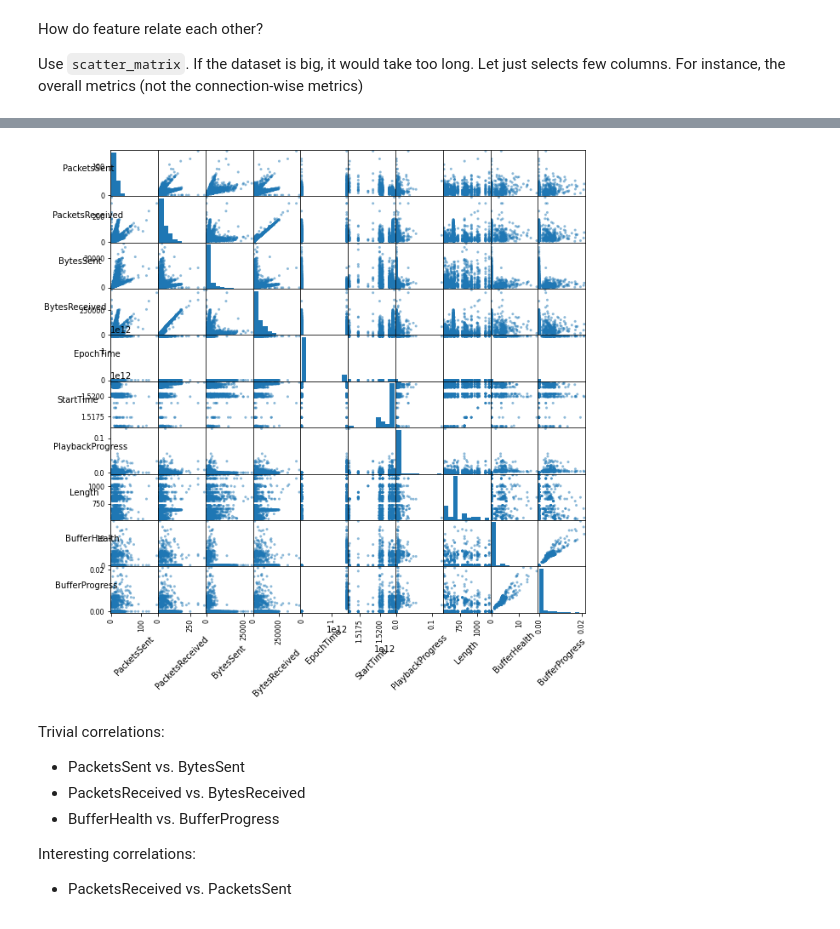
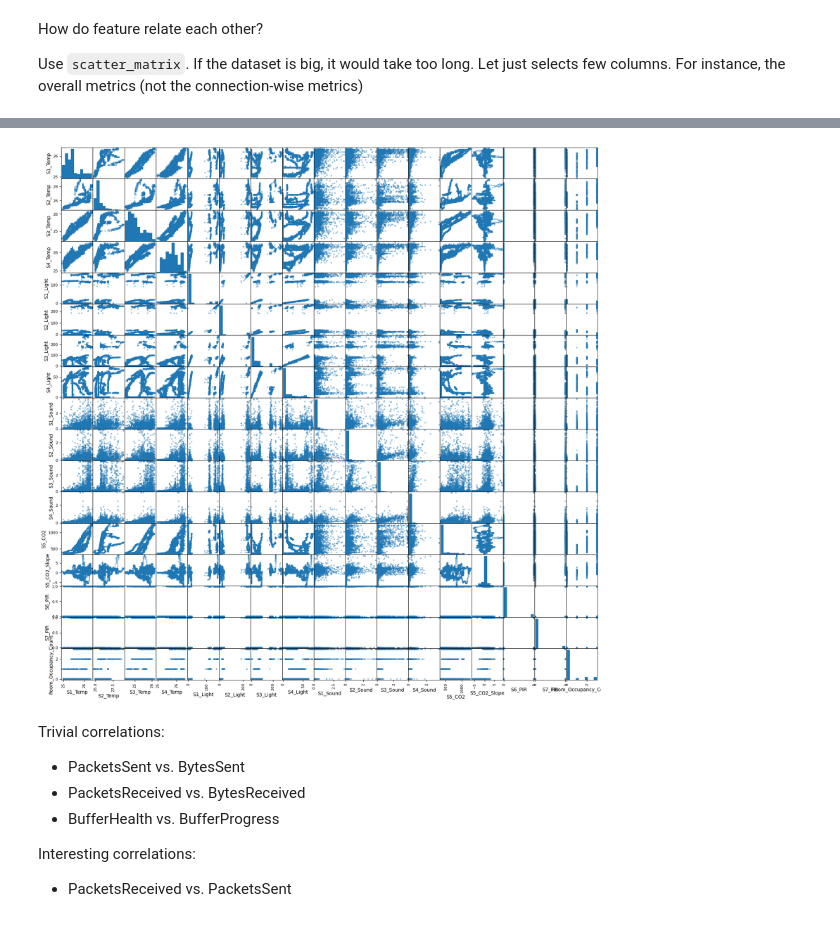
Before and after one commit to Wiame-raki/Room-Occupancy-Estimation, a Jupyter notebook: 01.introduction/a.exploration.ipynb, the cells around one changed output, grey strips where cells are left out. Cells and saved outputs as stored; diff of their text form; code cells hidden in the pictures.

```diff
--- a/01.introduction/a.exploration.ipynb
+++ b/01.introduction/a.exploration.ipynb
@@ -266,10 +202,9 @@ FILE
 # %%
-sm = scatter_matrix(df[columns_to_plot],
-                   figsize=(10,10))
-visualization.rotate_labels(sm)
+sm = scatter_matrix(df,figsize=(20,20))
+
 plt.show()
 # %% [output]
-[figure, old version]
+[figure, new version]
 # %% [markdown]
 Trivial correlations:
 * PacketsSent vs. BytesSent
```
Also changed, not shown: parts of 53 cells of this notebook.
